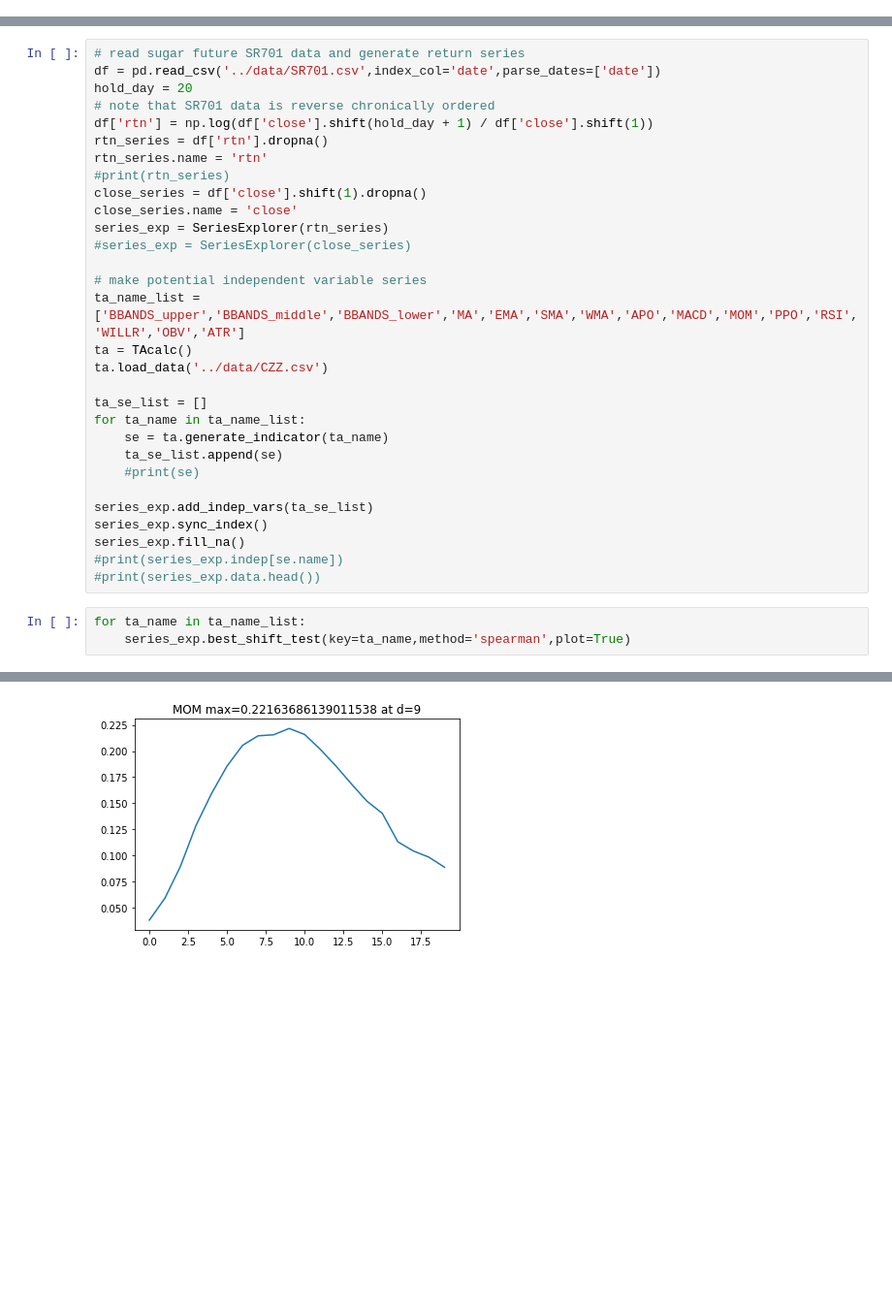
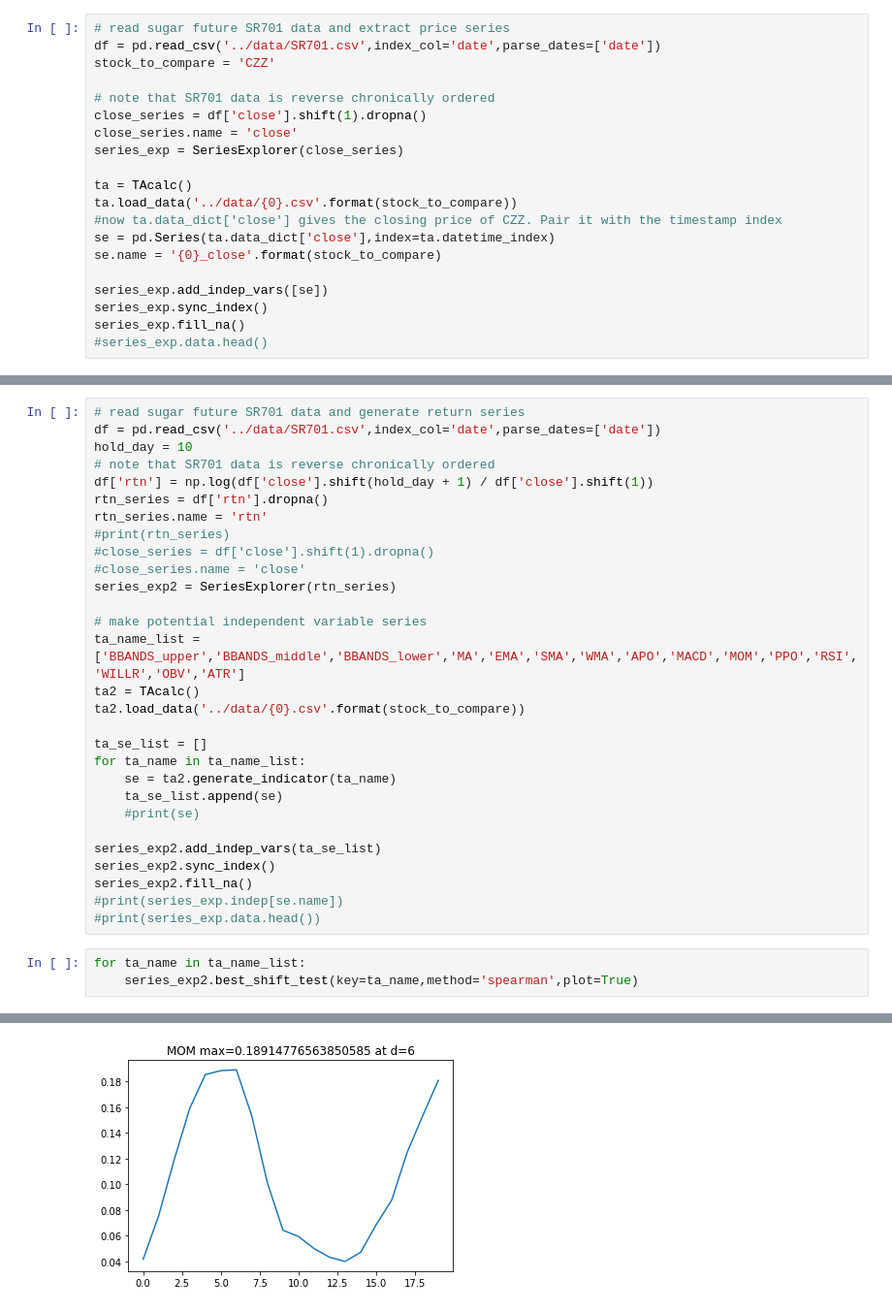
Before and after one commit to maoty2011/springboard-capstone1, a Jupyter notebook: src/data_story_telling.ipynb, the cells around one changed output, grey strips where cells are left out. Shown: that part at 97% size. Cells and saved outputs as stored; diff of their text form; blank space fills up the shorter version.

```diff
--- a/src/data_story_telling.ipynb
+++ b/src/data_story_telling.ipynb
@@ -5,0 +10,20 @@ import matplotlib.pyplot as plt
+# %%
+# read sugar future SR701 data and extract price series
+df = pd.read_csv('../data/SR701.csv',index_col='date',parse_dates=['date'])
+stock_to_compare = 'CZZ'
+
+# note that SR701 data is reverse chronically ordered
+close_series = df['close'].shift(1).dropna()
+close_series.name = 'close'
+series_exp = SeriesExplorer(close_series)
+
+ta = TAcalc()
+ta.load_data('../data/{0}.csv'.format(stock_to_compare))
+#now ta.data_dict['close'] gives the closing price of CZZ. Pair it with the timestamp index
+se = pd.Series(ta.data_dict['close'],index=ta.datetime_index)
+se.name = '{0}_close'.format(stock_to_compare)
+
+series_exp.add_indep_vars([se])
+series_exp.sync_index()
+series_exp.fill_na()
+#series_exp.data.head()
@@ -6,34 +58,33 @@ import matplotlib.pyplot as plt
 # %%
 # read sugar future SR701 data and generate return series
 df = pd.read_csv('../data/SR701.csv',index_col='date',parse_dates=['date'])
-hold_day = 20
+hold_day = 10
 # note that SR701 data is reverse chronically ordered
 df['rtn'] = np.log(df['close'].shift(hold_day + 1) / df['close'].shift(1))
 rtn_series = df['rtn'].dropna()
 rtn_series.name = 'rtn'
 #print(rtn_series)
-close_series = df['close'].shift(1).dropna()
-close_series.name = 'close'
-series_exp = SeriesExplorer(rtn_series)
-#series_exp = SeriesExplorer(close_series)
+#close_series = df['close'].shift(1).dropna()
+#close_series.name = 'close'
+series_exp2 = SeriesExplorer(rtn_series)
 
 # make potential independent variable series
 ta_name_list = ['BBANDS_upper','BBANDS_middle','BBANDS_lower','MA','EMA','SMA','WMA','APO','MACD','MOM','PPO','RSI','WILLR','OBV','ATR']
-ta = TAcalc()
-ta.load_data('../data/CZZ.csv')
+ta2 = TAcalc()
+ta2.load_data('../data/{0}.csv'.format(stock_to_compare))
 
 ta_se_list = []
 for ta_name in ta_name_list:
-    se = ta.generate_indicator(ta_name)
+    se = ta2.generate_indicator(ta_name)
     ta_se_list.append(se)
     #print(se)
 
-series_exp.add_indep_vars(ta_se_list)
-series_exp.sync_index()
-series_exp.fill_na()
+series_exp2.add_indep_vars(ta_se_list)
+series_exp2.sync_index()
+series_exp2.fill_na()
 #print(series_exp.indep[se.name])
 #print(series_exp.data.head())
 # %%
 for ta_name in ta_name_list:
-    series_exp.best_shift_test(key=ta_name,method='spearman',plot=True)
+    series_exp2.best_shift_test(key=ta_name,method='spearman',plot=True)
 # %% [output]
@@ -49 +100 @@ for ta_name in ta_name_list:
-[figure, old version]
+[figure, new version]
```
Also changed, not shown: parts of 14 cells of this notebook, 5 other files.
